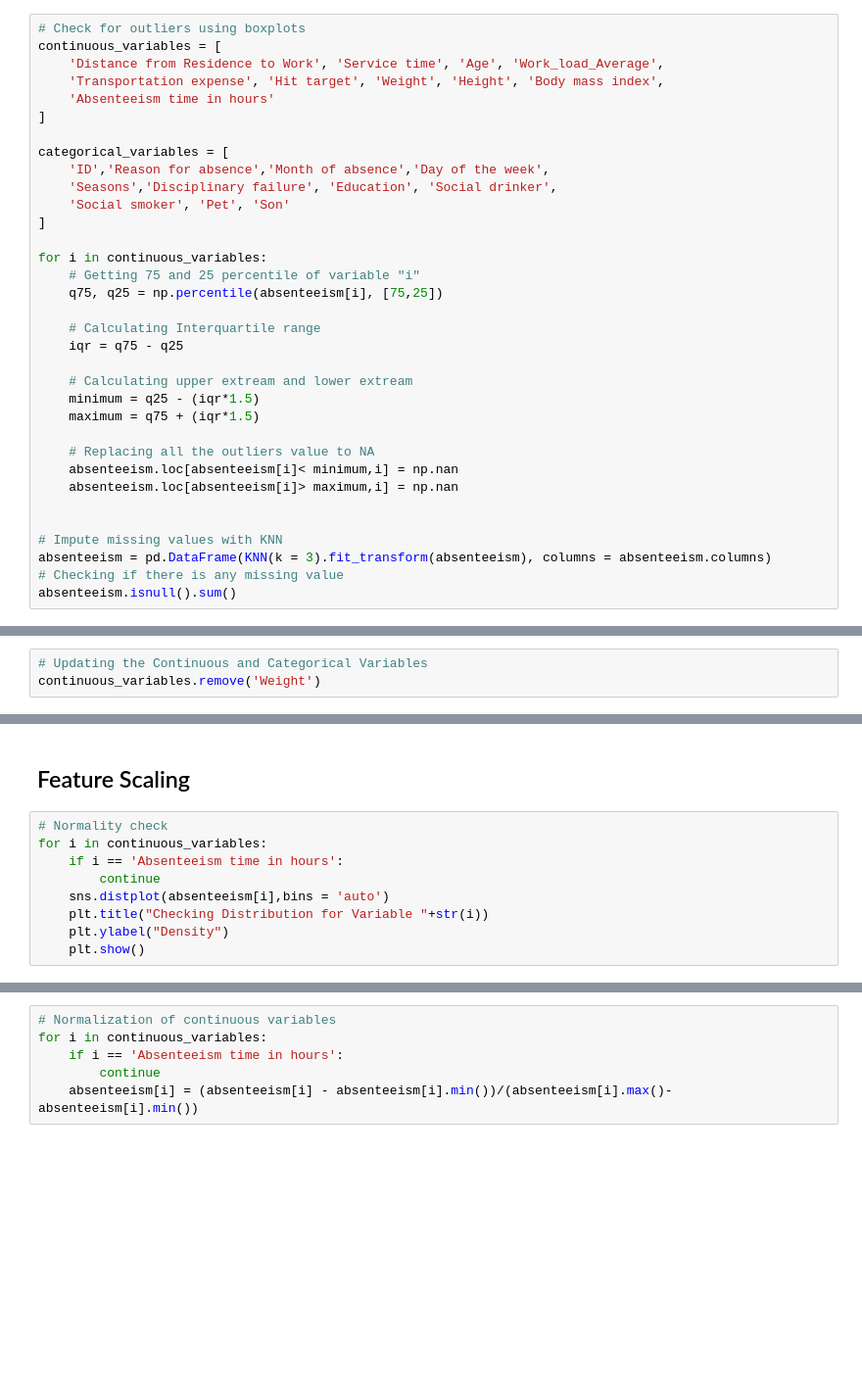
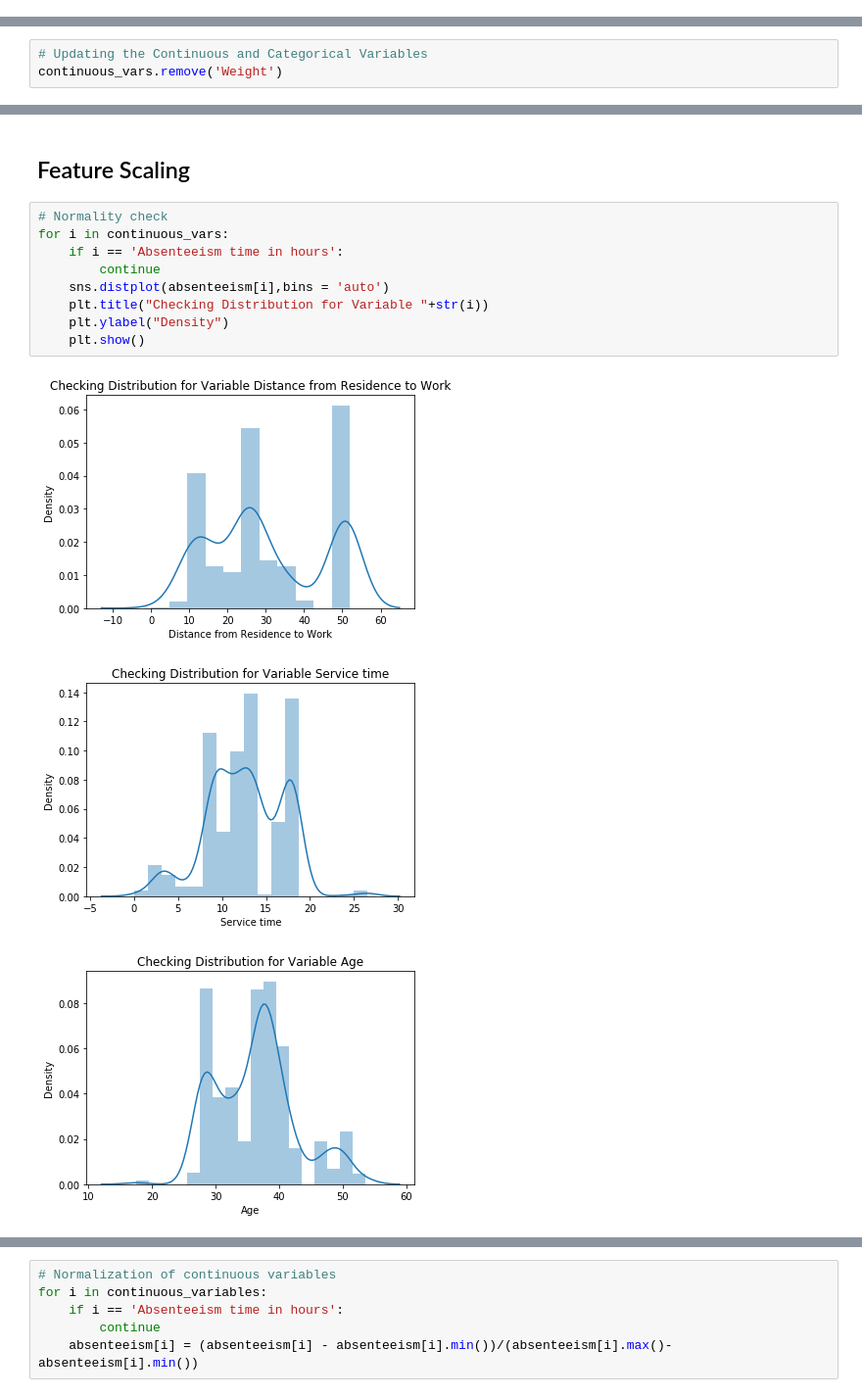
Before and after one commit to krutkshah17/ANLY530, a Jupyter notebook: 530_Absenteeism_Project.ipynb, the cells around one changed output, grey strips where cells are left out. Shown at 98% size. Drawn from its saved outputs; the diff is of its cells as text; blank space fills up the shorter version.

```diff
--- a/530_Absenteeism_Project.ipynb
+++ b/530_Absenteeism_Project.ipynb
@@ -148,37 +281,3 @@ plt.xlabel("Day of the week")
 plt.ylabel("Absenteeism time in hours")
 plt.title("Distribution of Absenteeism time by Day of the week")
 plt.show()
-# %%
-# Check for outliers using boxplots
-continuous_variables = [
-    'Distance from Residence to Work', 'Service time', 'Age', 'Work_load_Average',
-    'Transportation expense', 'Hit target', 'Weight', 'Height', 'Body mass index',
-    'Absenteeism time in hours'
-]
-
-categorical_variables = [
-    'ID','Reason for absence','Month of absence','Day of the week',
-    'Seasons','Disciplinary failure', 'Education', 'Social drinker',
-    'Social smoker', 'Pet', 'Son'
-]
-
-for i in continuous_variables:
-    # Getting 75 and 25 percentile of variable "i"
-    q75, q25 = np.percentile(absenteeism[i], [75,25])
-
-    # Calculating Interquartile range
-    iqr = q75 - q25
-
-    # Calculating upper extream and lower extream
-    minimum = q25 - (iqr*1.5)
-    maximum = q75 + (iqr*1.5)
-
-    # Replacing all the outliers value to NA
-    absenteeism.loc[absenteeism[i]< minimum,i] = np.nan
-    absenteeism.loc[absenteeism[i]> maximum,i] = np.nan
-
-
-# Impute missing values with KNN
-absenteeism = pd.DataFrame(KNN(k = 3).fit_transform(absenteeism), columns = absenteeism.columns)
-# Checking if there is any missing value
-absenteeism.isnull().sum()
@@ -216,7 +308,7 @@ to_drop = ['Weight']
 absenteeism = absenteeism.drop(to_drop, axis = 1)
 # %%
 # Updating the Continuous and Categorical Variables
-continuous_variables.remove('Weight')
+continuous_vars.remove('Weight')
 # %%
 # Make a copy of clean data and export it as excel file
 clean_data = absenteeism.copy()
@@ -226,10 +327,14 @@ continuous_variables
 ## Feature Scaling
 # %%
 # Normality check
-for i in continuous_variables:
+for i in continuous_vars:
     if i == 'Absenteeism time in hours':
         continue
     sns.distplot(absenteeism[i],bins = 'auto')
     plt.title("Checking Distribution for Variable "+str(i))
     plt.ylabel("Density")
     plt.show()
+# %% [output]
+[figure, added]
+[figure, added]
+[figure, added]
```
Also changed, not shown: parts of 25 cells of this notebook.
